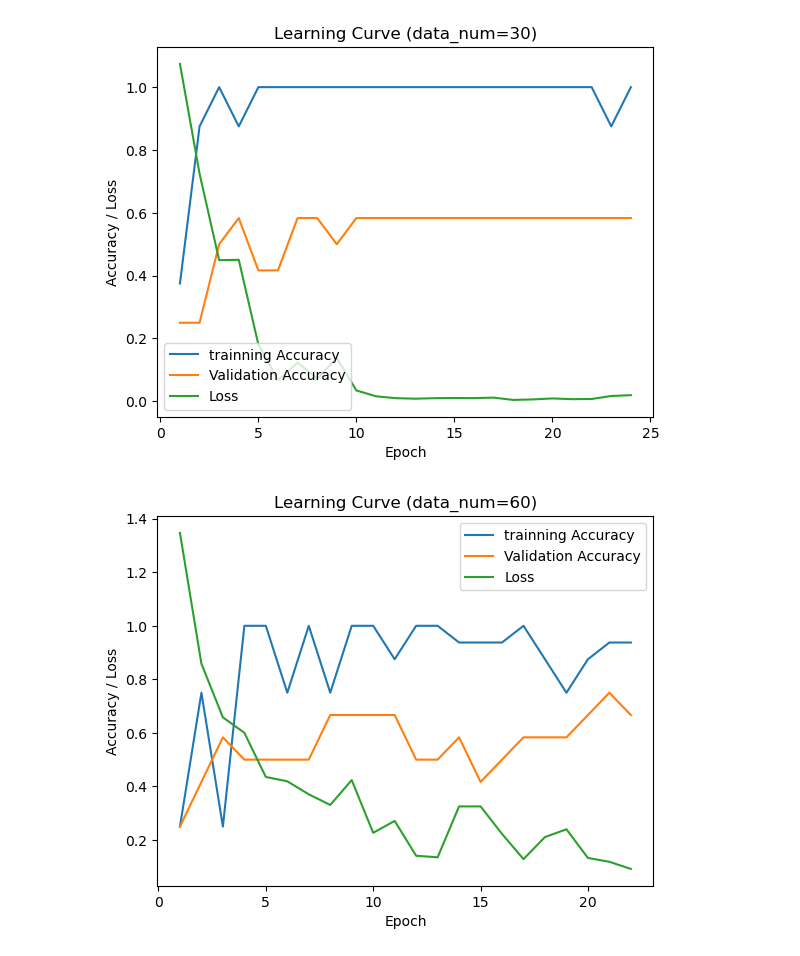
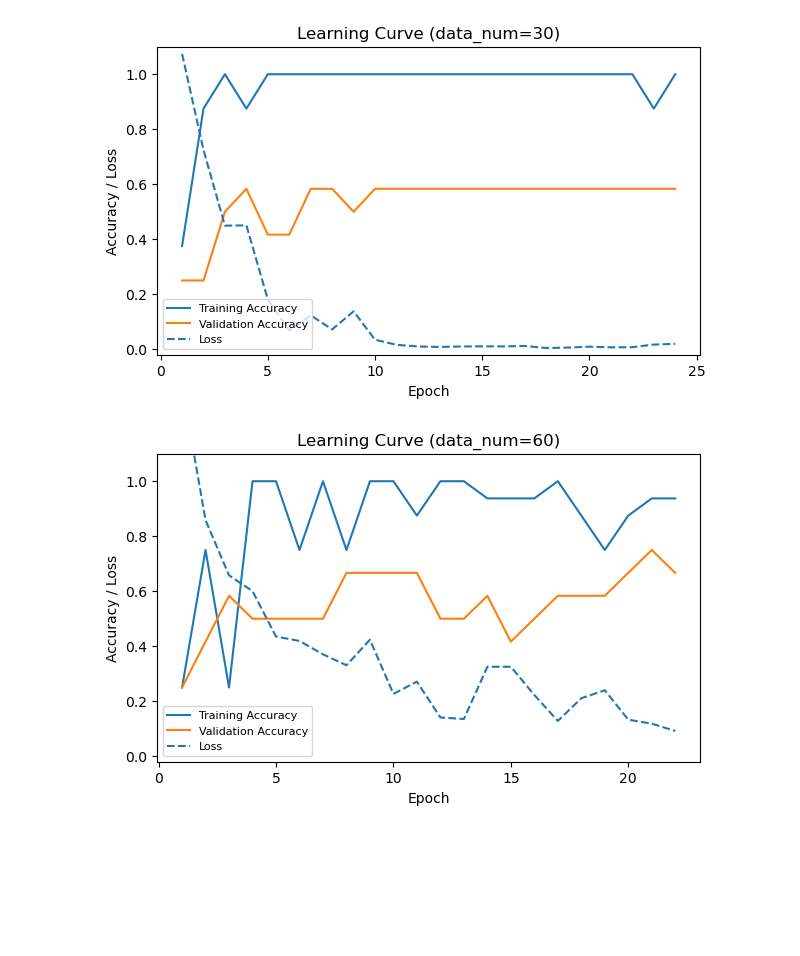
Before and after one commit to balle-mech/Illegal-Dumping-Detection, a Jupyter notebook: mmaction2/my_study/checkpoint/show_acc.ipynb, the cells around one changed output. Drawn from its saved outputs; the diff is of its cells as text; code cells hidden in the pictures; blank space fills up the shorter version.

```diff
--- a/mmaction2/my_study/checkpoint/show_acc.ipynb
+++ b/mmaction2/my_study/checkpoint/show_acc.ipynb
@@ -7,38 +7,41 @@ import pandas as pd
 # CSVファイルを読み込む
 df = pd.read_csv('acc.csv')
 
 # 保存データ先
 save_dir = './'
 
 # データ数ごとにグラフを分けてプロット
 for data_num in [30, 60, 90]:    # データを抽出
     data = df[df['data_num'] == data_num]
 
     # 新しい図を作成
-    plt.figure()
+    plt.figure(figsize=(7, 4))  # Set the figure size to (8, 4)
 
     # エポック数とaccuracyの折れ線グラフをプロット
-    plt.plot(data['epoch'], data['train_acc'], label='trainning Accuracy')
+    plt.plot(data['epoch'], data['train_acc'], label='Training Accuracy')
 
     # エポック数とval_accの折れ線グラフをプロット
     plt.plot(data['epoch'], data['val_acc'], label='Validation Accuracy')
 
     # エポック数とlossの折れ線グラフをプロット
-    plt.plot(data['epoch'], data['loss'], label='Loss')
+    plt.plot(data['epoch'], data['loss'], linestyle='dashed', color='C0', label='Loss')
 
     # グラフのタイトルと軸ラベルを設定
     plt.title(f'Learning Curve (data_num={data_num})')
     plt.xlabel('Epoch')
     plt.ylabel('Accuracy / Loss')
 
-    # 凡例を表示
-    plt.legend()
+    # y軸を一定に固定
+    plt.ylim([-0.02, 1.1])  # Set the y-axis limits from 0 to 1
+
+    # # 凡例を表示
+    plt.legend(prop={'size': 8})  # Set the legend size to 8
 
     # グラフを保存
-    # plt.savefig(f'{save_dir}/learning_curve_data_num_{data_num}.png')
+    plt.savefig(f'{save_dir}/learning_curve_data_num_{data_num}.png')
 
     # グラフを表示
     plt.show()
 # %% [output]
-[figure, old version]
+[figure, new version]
-[figure, old version]
+[figure, new version]
```
Also changed, not shown: parts of 4 cells of this notebook.
